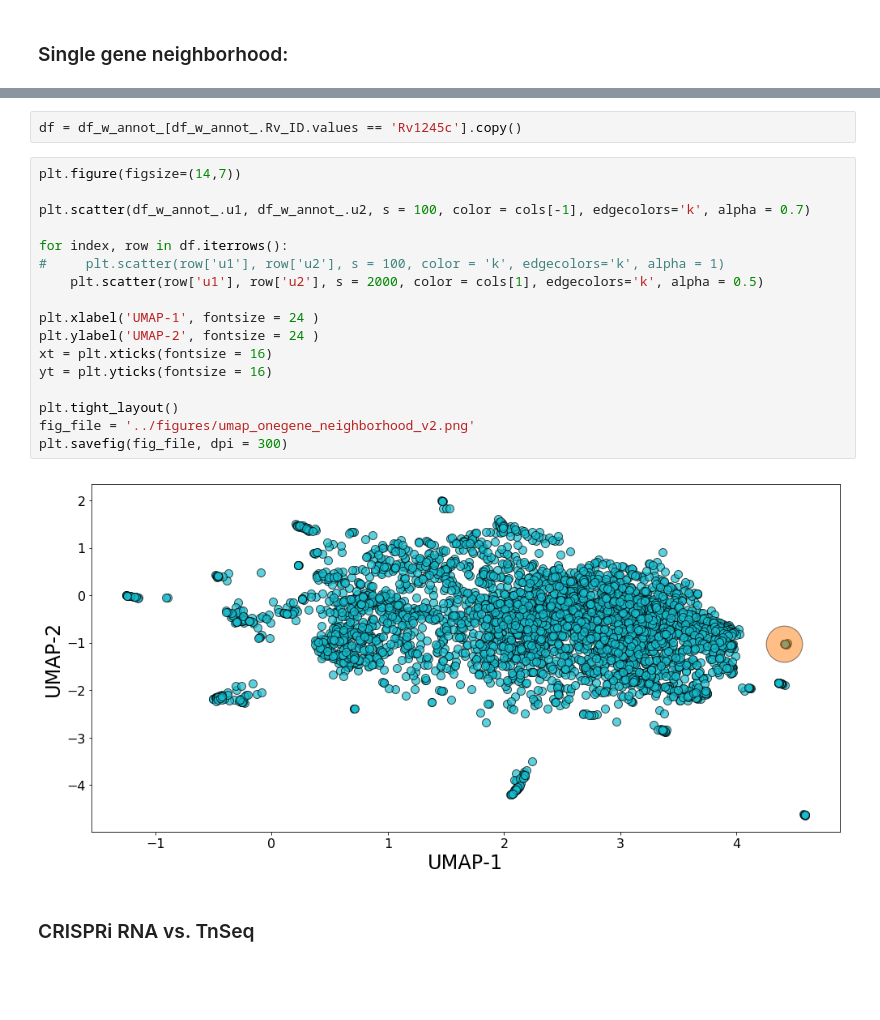
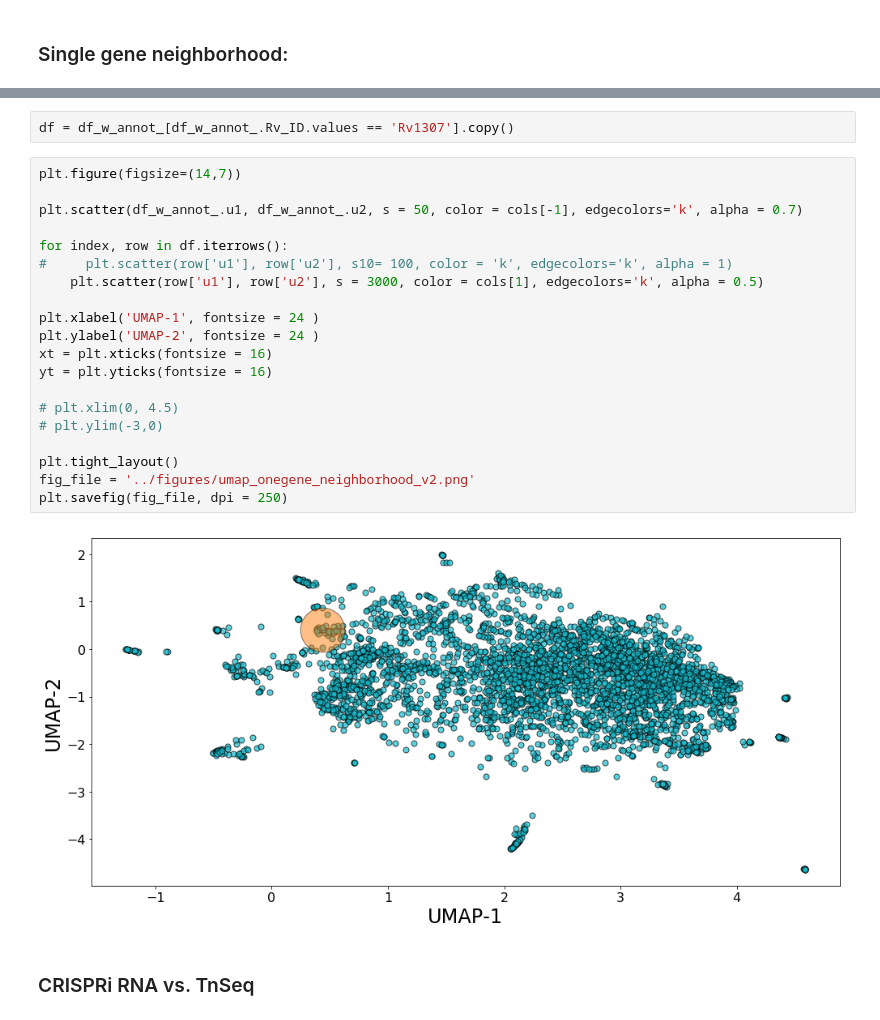
Before and after one commit to manuflores/tbredox, a Jupyter notebook: notebooks/umap_visualizations_other.ipynb, the cells around one changed output, grey strips where cells are left out. Drawn from its saved outputs; the diff is of its cells as text; blank space fills up the shorter version.

```diff
--- a/notebooks/umap_visualizations_other.ipynb
+++ b/notebooks/umap_visualizations_other.ipynb
@@ -121,24 +134,27 @@ plt.savefig(fig_file, dpi = 300)
 # %%
-df = df_w_annot_[df_w_annot_.Rv_ID.values == 'Rv1245c'].copy()
+df = df_w_annot_[df_w_annot_.Rv_ID.values == 'Rv1307'].copy()
 # %%
 plt.figure(figsize=(14,7))
 
-plt.scatter(df_w_annot_.u1, df_w_annot_.u2, s = 100, color = cols[-1], edgecolors='k', alpha = 0.7)
+plt.scatter(df_w_annot_.u1, df_w_annot_.u2, s = 50, color = cols[-1], edgecolors='k', alpha = 0.7)
 
 for index, row in df.iterrows():
-#     plt.scatter(row['u1'], row['u2'], s = 100, color = 'k', edgecolors='k', alpha = 1)
-    plt.scatter(row['u1'], row['u2'], s = 2000, color = cols[1], edgecolors='k', alpha = 0.5)
+#     plt.scatter(row['u1'], row['u2'], s10= 100, color = 'k', edgecolors='k', alpha = 1)
+    plt.scatter(row['u1'], row['u2'], s = 3000, color = cols[1], edgecolors='k', alpha = 0.5)
 
 plt.xlabel('UMAP-1', fontsize = 24 )
 plt.ylabel('UMAP-2', fontsize = 24 )
 xt = plt.xticks(fontsize = 16)
 yt = plt.yticks(fontsize = 16)
 
+# plt.xlim(0, 4.5)
+# plt.ylim(-3,0)
+
 plt.tight_layout()
 fig_file = '../figures/umap_onegene_neighborhood_v2.png'
-plt.savefig(fig_file, dpi = 300)
+plt.savefig(fig_file, dpi = 250)
 # %% [output]
-[figure, old version]
+[figure, new version]
 # %% [markdown]
 ### CRISPRi RNA vs. TnSeq
 # %%
```
Also changed, not shown: parts of 14 cells of this notebook, 35 other files.
